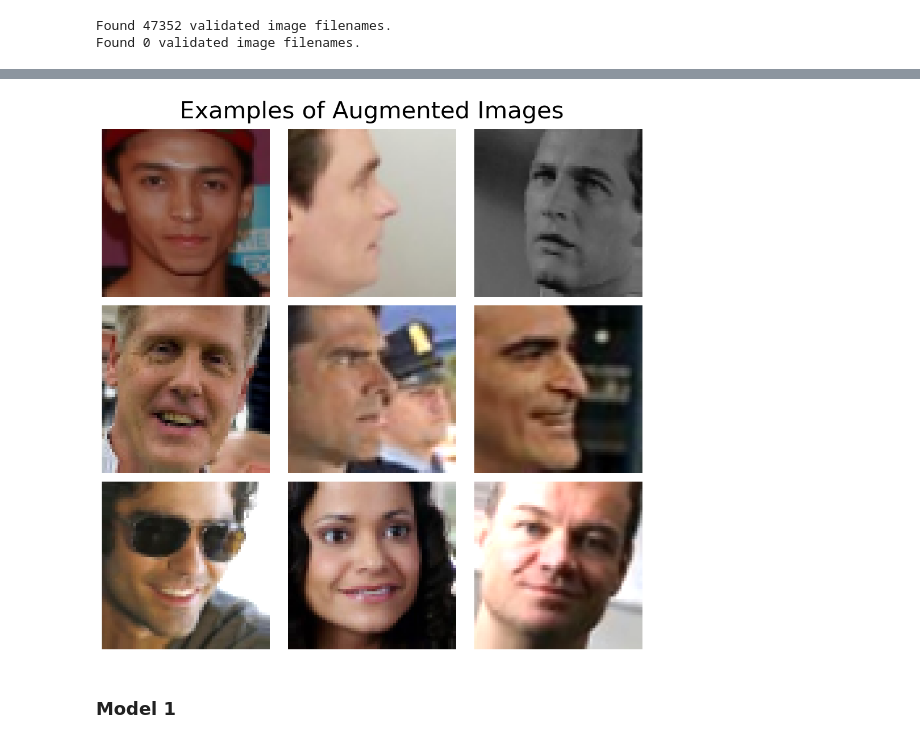
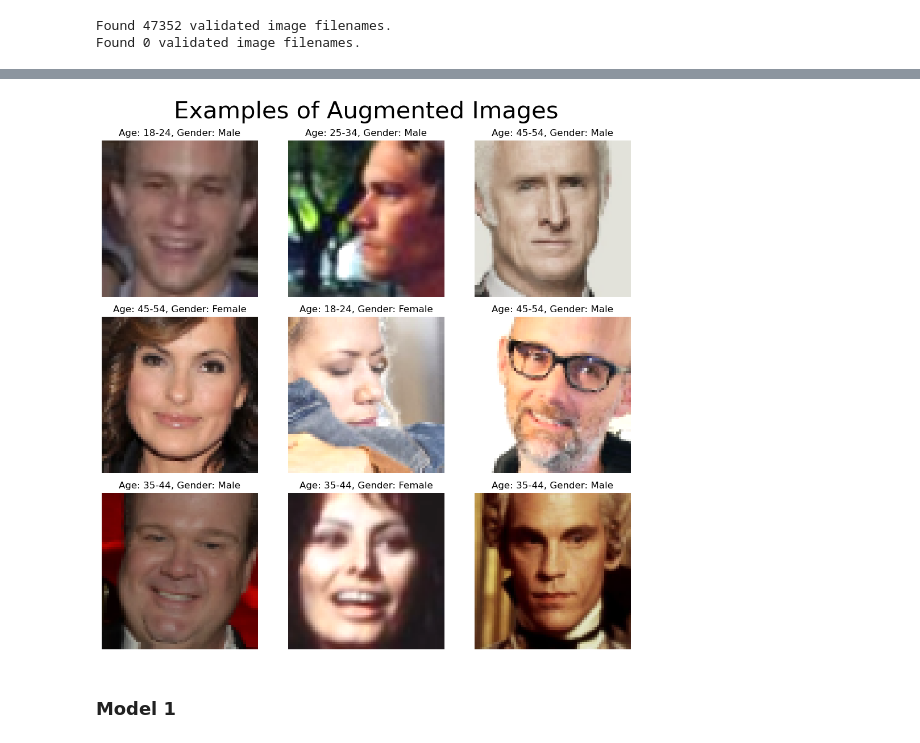
Before and after one commit to kmatk/AutoID, a Jupyter notebook: notebook.ipynb, the cells around one changed output, grey strips where cells are left out. Saved outputs shown, nothing was run; the diff lists cells and outputs as text; code cells hidden in the pictures.

```diff
--- a/notebook.ipynb
+++ b/notebook.ipynb
@@ -156,5 +158,18 @@ Because we will need to use multiple Image Data Generators, we can create a func
 # %%
 def ImgGen(dataframe, img_size=(128,128), batch_size=32, brightness=[0.7, 1.3], vsplit=0.2, rrange=15, seed=2023, shuffle=True):
+    """Function for the creation of Image Data Generators.
+
+    Parameters
+    ----------
+    dataframe: dataframe of images to be output by the generators
+    img_size: desired output image size; default (128,128)
+    batch_size: number of images to be returned by each call to the generator; default 32
+    brightness: range of brightness for the images to be augmented by; default [0.7, 1.3]
+    vsplit: percentage of images to be allocated to validation set; default 0.2
+    rrange: range of rotation for augmented images; default 15
+    seed: random seed; default 2023
+    shuffle: boolean determining whether to shuffle the images; default True
+    """
 
     dir = os.getcwd() + '\\B3FD\\'
 
@@ -227,19 +246,20 @@ Found 0 validated image filenames.
 # %%
 fig, axes = plt.subplots(nrows=3, ncols=3, figsize=(10, 10))
 # Create list for labeling images
-groups = {'A': '18-24', 'B': '25-34', 'C': '35-44', 'D': '45-54', 'E': '55-64', 'F': '65+'}
+age_groups = ['18-24', '25-34', '35-44', '45-54', '55-64', '65+']
+genders = ['Female', 'Male']
 img, label = train_gen.next()
 for i, ax in enumerate(axes.flat):
-    # title = f'Age: {groups[label[0][i]]}, Gender: {label[1][i]}'
+    title = f'Age: {age_groups[label[0][i].argmax()]}, Gender: {genders[label[1][i]]}'
     ax.imshow(img[i])
-    # ax.set(title=f"{title}")
+    ax.set(title=f"{title}")
     ax.axis('off')
 fig.suptitle('Examples of Augmented Images', fontsize=30)
 plt.tight_layout()
 plt.show()
 one_image = img[0]
 # %% [output]
-[figure, old version]
+[figure, new version]
 # %% [markdown]
 ### Model 1
 # %%
```
Also changed, not shown: parts of 22 cells of this notebook.
